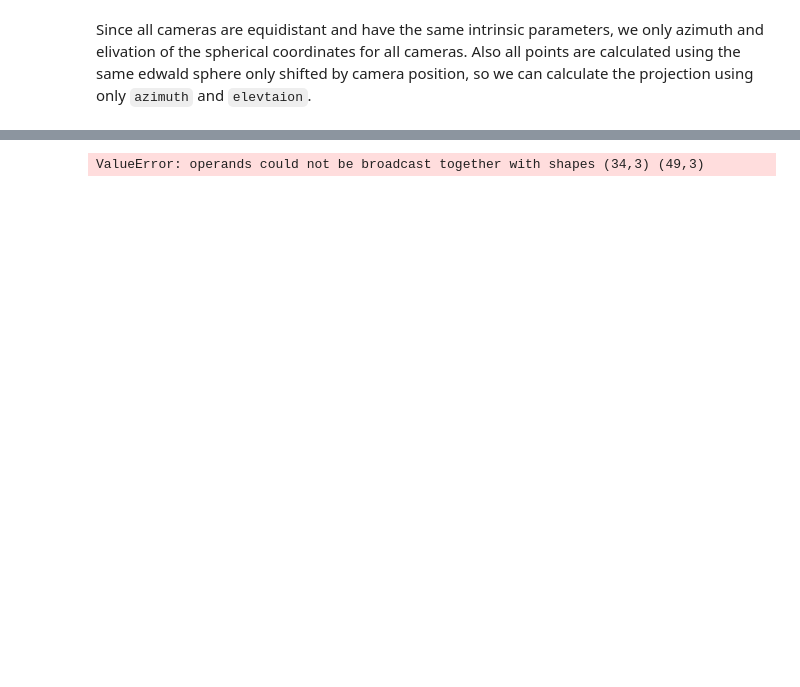
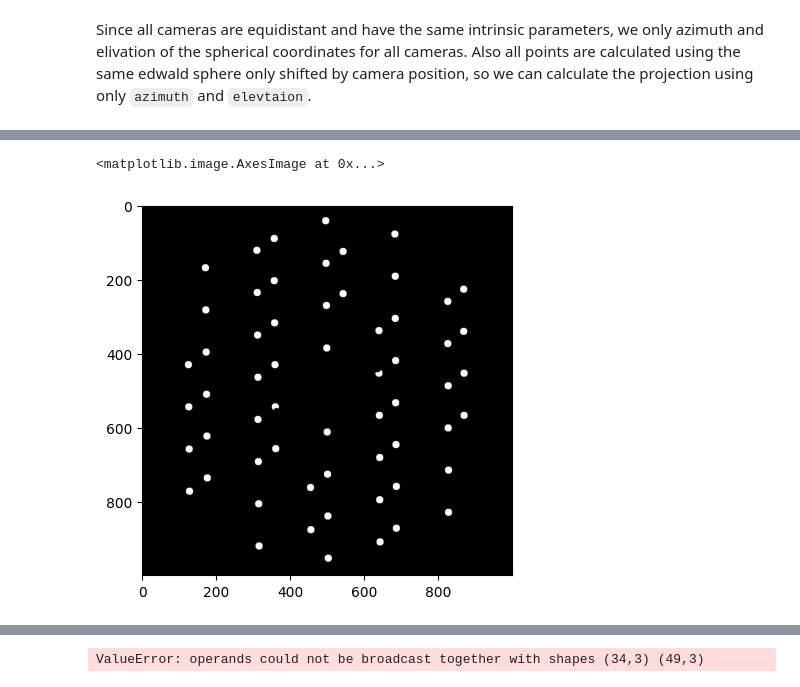
Before and after one commit to EvgenyGorelik/geometric-diffraction-analysis, a Jupyter notebook: notebooks/bundle_adjustment.ipynb, the cells around one changed output, grey strips where cells are left out. Saved outputs shown, nothing was run; the diff lists cells and outputs as text; code cells hidden in the pictures; blank space fills up the shorter version.

```diff
--- a/notebooks/bundle_adjustment.ipynb
+++ b/notebooks/bundle_adjustment.ipynb
@@ -488,0 +1923,21 @@ array([[-0.794 , -0.0639,  0.8043],
+# %%
+roll = 0.0
+azimuth = np.pi/4 + 0.4
+elevation = np.pi/6 + 1.4
+
+T_extrinsics = extrinsics_from_angles(azimuth, elevation, camera_roll, wavelength)
+projeted_x, projeted_y, depth = calculate_projection(reflections, T_extrinsics, K_intrinsic, radius=1 / wavelength * 0.1, tolerance=excitation_error)
+canvas_1 = draw_canvas(projeted_x, projeted_y, depth, canvas_size)[0]
+
+roll_delta = 0.1
+azimuth_delta = 0.1
+elevation_delta = 0.1
+T_extrinsics = extrinsics_from_angles(azimuth + azimuth_delta, elevation + elevation_delta, camera_roll + roll_delta, wavelength)
+projeted_x, projeted_y, depth = calculate_projection(reflections, T_extrinsics, K_intrinsic, radius=1 / wavelength * 0.1, tolerance=excitation_error)
+canvas_2 = draw_canvas(projeted_x, projeted_y, depth, canvas_size)[0]
+
+diff_img = canvas_1 - canvas_2
+plt.imshow(diff_img, cmap='gray')
+# %% [output]
+<matplotlib.image.AxesImage at 0x...>
+[figure, added]
```
Also changed, not shown: parts of 31 cells of this notebook, 4 other files.
